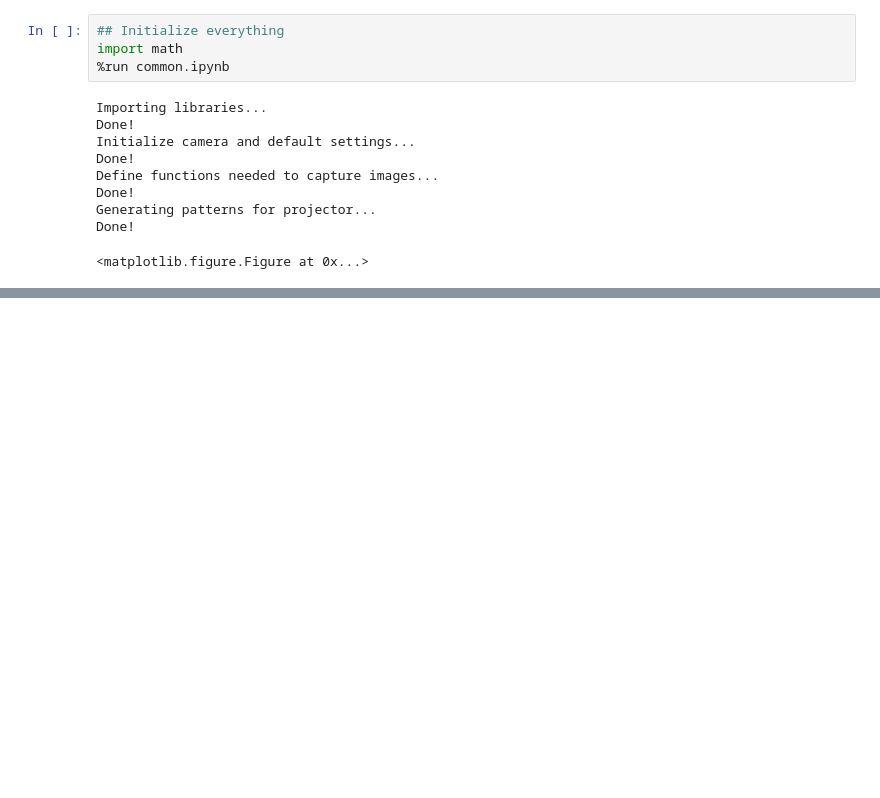
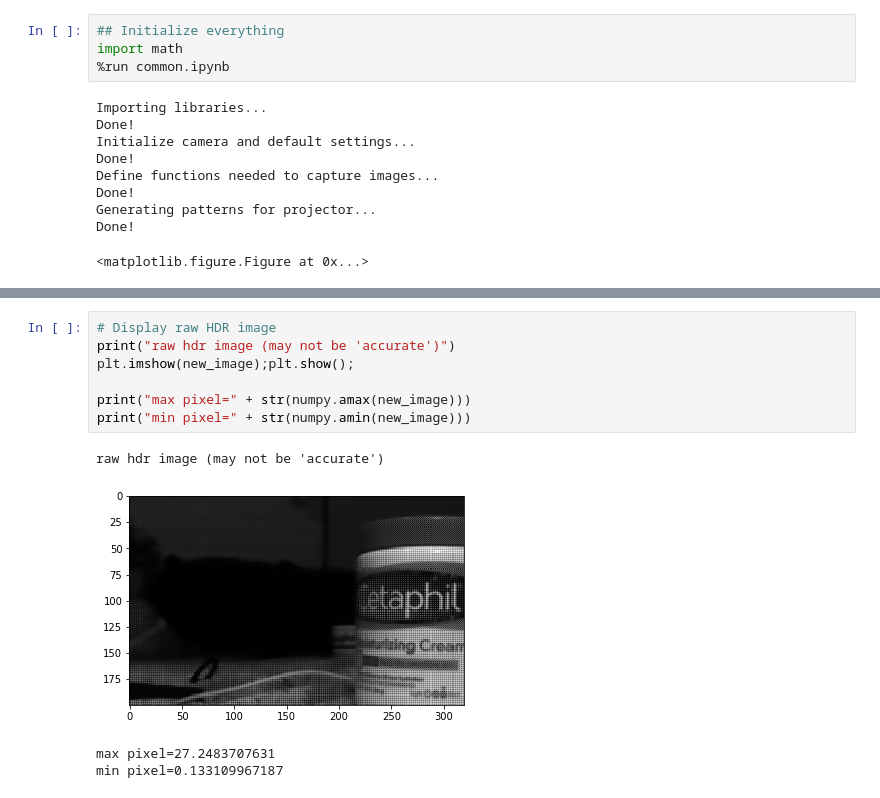
Before and after one commit to lzmunch/beaglebone-imaging, a Jupyter notebook: notebook/part5_3_hdr.ipynb, the cells around one changed output, grey strips where cells are left out. Saved outputs shown, nothing was run; the diff lists cells and outputs as text; blank space fills up the shorter version.

```diff
--- a/notebook/part5_3_hdr.ipynb
+++ b/notebook/part5_3_hdr.ipynb
@@ -338,0 +276,12 @@ exposure_times
+# %%
+# Display raw HDR image
+print("raw hdr image (may not be 'accurate')")
+plt.imshow(new_image);plt.show();
+
+print("max pixel=" + str(numpy.amax(new_image)))
+print("min pixel=" + str(numpy.amin(new_image)))
+# %% [output]
+raw hdr image (may not be 'accurate')
+[figure, added]
+max pixel=27.2483707631
+min pixel=0.133109967187
```
Also changed, not shown: parts of 26 cells of this notebook.
